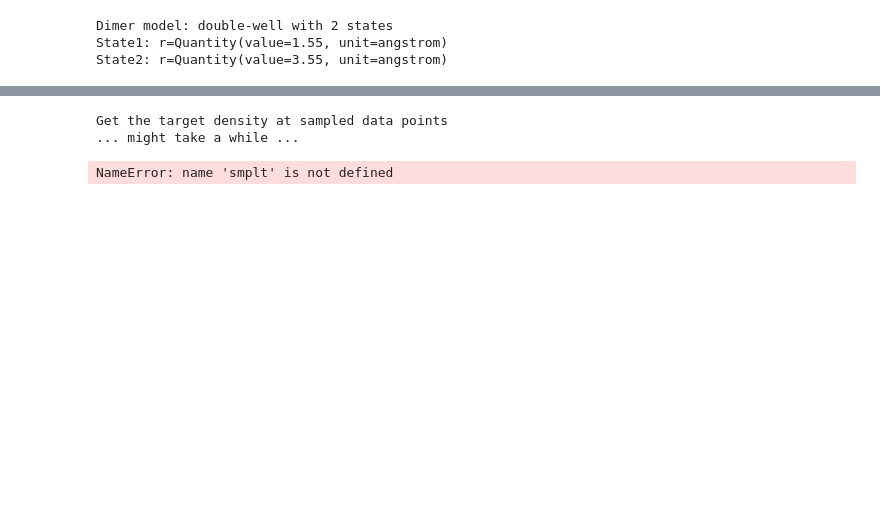
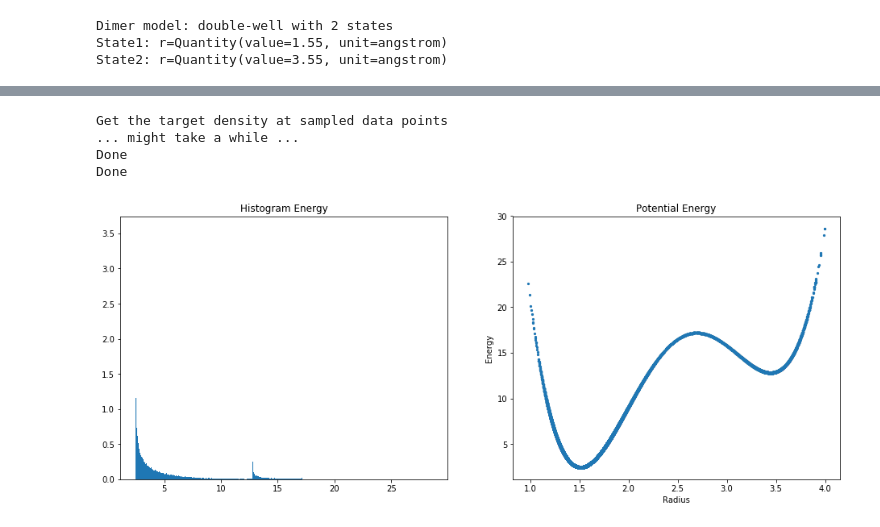
Before and after one commit to ZofiaTr/DFM, a Jupyter notebook: interactivePython/main_unbias.ipynb, the cells around one changed output, grey strips where cells are left out. Drawn from its saved outputs; the diff is of its cells as text; code cells hidden in the pictures; blank space fills up the shorter version.

```diff
--- a/interactivePython/main_unbias.ipynb
+++ b/interactivePython/main_unbias.ipynb
@@ -150,34 +155,39 @@ Data length is 100
 # %%
 
 print('Get the target density at sampled data points')
 print('... might take a while ...')
 
 """
 target density: exp(-beta V(q)) : [V(q)] = kilojoule/mole, [beta] =  J/mol
 """
 
-qTargetDistribution, E = helpers.computeTargetMeasure(X_FT, smplt)
+E = helpers.computeEnergy(X_FT, smpl)
+
+qTargetDistribution= helpers.computeTargetMeasure(X_FT, smpl, E)
+qTargetDistribution_targetTemperature = helpers.computeTargetMeasure(X_FT, smpl_target, E)
 
 
 fig = plt.figure(figsize=(16,6))
 ax = fig.add_subplot(121)
 cax = ax.hist(E, 1000, normed=True)
 ax.set_title('Histogram Energy')
 
 
 ax2 = fig.add_subplot(122)
 cax2 = ax2.scatter(colective_variable(X_FT), E ,s=5 )
 ax2.set_xlabel(cv_name)
 ax2.set_ylabel('Energy')
 ax2.set_title('Potential Energy')
 
 fig.savefig(simulationFolder+'/energy.png')
 
 plt.show()
 # %% [output]
 Get the target density at sampled data points
 ... might take a while ...
+Done
+Done
-NameError: name 'smplt' is not defined
+[figure, added]
 # %%
 
 #### define rmsd metric
```
Also changed, not shown: parts of 13 cells of this notebook, 9 other files.
